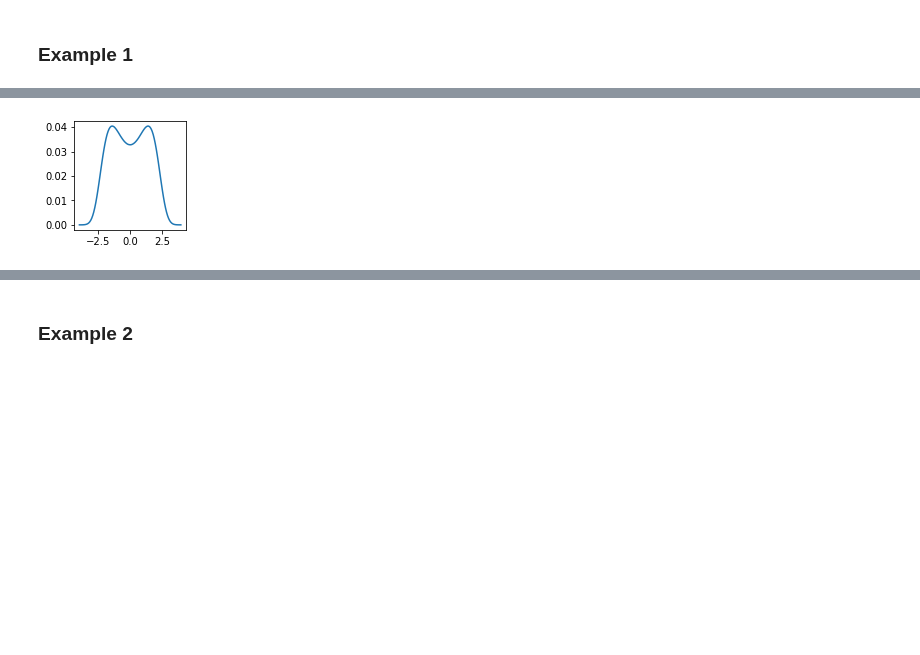
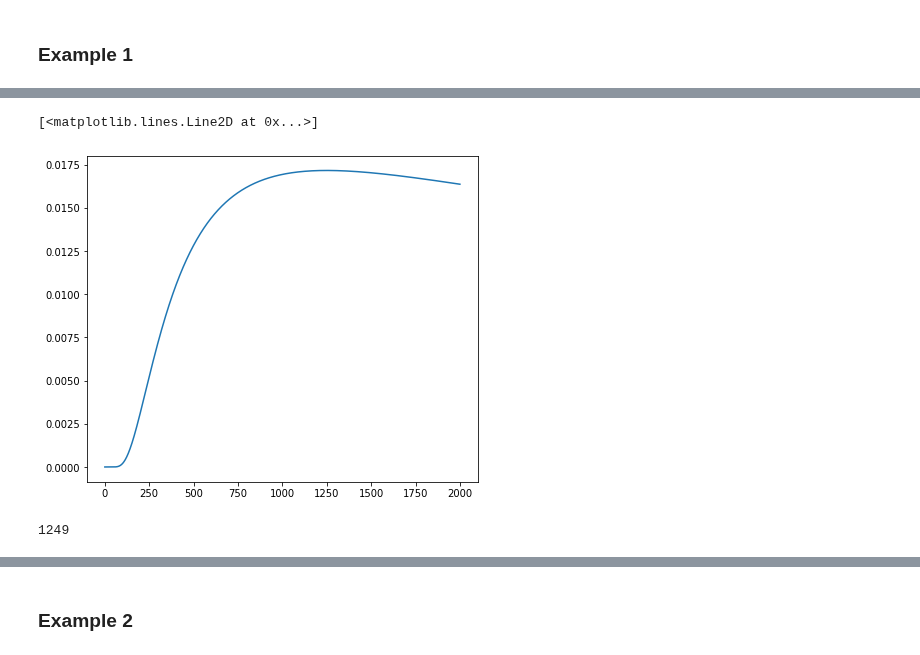
Before and after one commit to mackelab/neuralgbi, a Jupyter notebook: paper/fig3/notebooks/1_misspecified_emulator.ipynb, the cells around one changed output, grey strips where cells are left out. Cells and saved outputs as stored; diff of their text form; code cells hidden in the pictures; blank space fills up the shorter version.

```diff
--- a/paper/fig3/notebooks/1_misspecified_emulator.ipynb
+++ b/paper/fig3/notebooks/1_misspecified_emulator.ipynb
@@ -62,4 +65,4 @@ plt.show()
 likelihoods = torch.distributions.Normal((thetas**2 - 2)**2, 0.1*torch.ones(1))
 s = likelihoods.sample((1000,))
 # %%
-dists = (torch.abs(s - xo)).mean(dim=0)
+dists = ((s - xo)**2).mean(dim=0)
@@ -72,9 +71,12 @@ plt.show()
 # %%
-for beta in range(1, 20, 1):
-    func1 = torch.exp(-1/beta*dists) / beta
-    normalizer = func1.sum()
-    print(normalizer)
+all_z = []
+all_beta = list(range(1, 2000, 1))
+for beta in all_beta:
+    func1 = torch.exp(-1/beta*dists) / sqrt(tensor(beta))
+    normalizer = func1.max()
+    # print(beta, normalizer)
 
-    fig, ax = plt.subplots(1, 1, figsize=(2, 2))
-    _ = ax.plot(thetas.numpy(), func1.numpy())
-    plt.show()
+    # fig, ax = plt.subplots(1, 1, figsize=(2, 2))
+    # _ = ax.plot(thetas.numpy(), func1.numpy())
+    # plt.show()
+    all_z.append(normalizer)
@@ -95,6 +83,12 @@ tensor(2.9184)
-# %%
-fig, ax = plt.subplots(1, 1, figsize=(2, 2))
-_ = ax.plot(thetas.numpy(), func1.numpy())
-plt.show()
-# %% [output]
-[figure, removed]
+# %%
+fig, ax = plt.subplots(1, 1, figsize=(7, 6))
+ax.plot(all_beta, all_z)
+# %% [output]
+[<matplotlib.lines.Line2D at 0x...>]
+[figure, added]
+# %%
+import numpy as np
+optimal_beta = all_beta[np.argmax(all_z)]
+print(optimal_beta)
+# %% [output]
+1249
```
Also changed, not shown: parts of 14 cells of this notebook, 2 other files.
